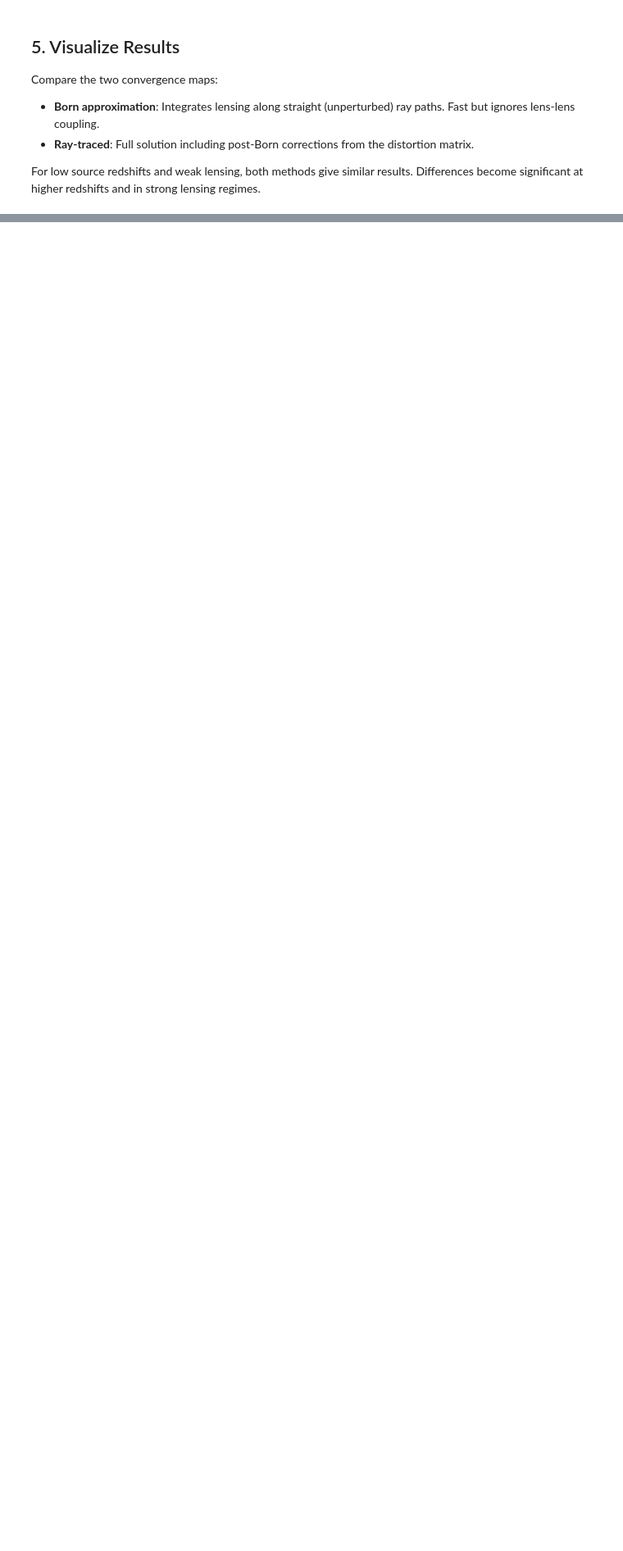
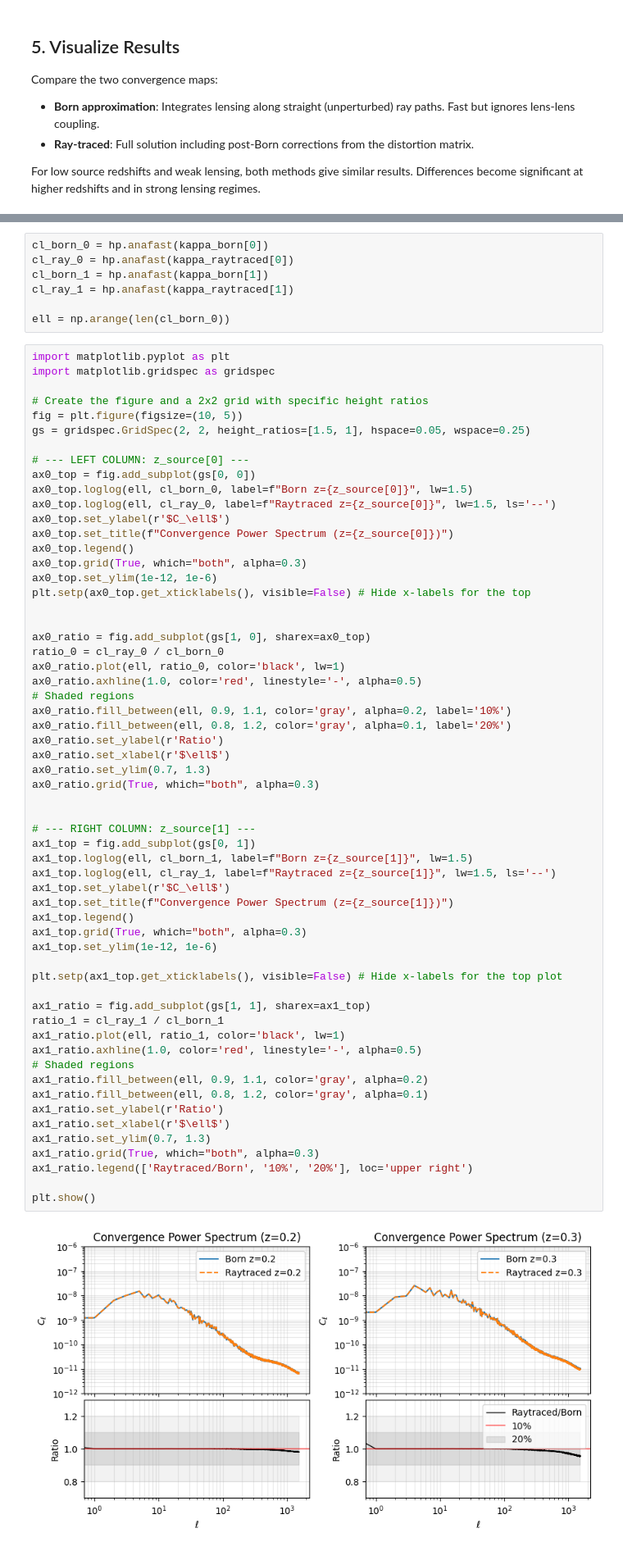
Before and after one commit to ASKabalan/Dorian, a Jupyter notebook: examples/raytracing_demo.ipynb, the cells around one changed output, grey strips where cells are left out. Shown at 82% size. Drawn from its saved outputs; the diff is of its cells as text; blank space fills up the shorter version.

```diff
--- a/examples/raytracing_demo.ipynb
+++ b/examples/raytracing_demo.ipynb
@@ -157,0 +164,68 @@ plt.show()
+# %%
+cl_born_0 = hp.anafast(kappa_born[0])
+cl_ray_0 = hp.anafast(kappa_raytraced[0])
+cl_born_1 = hp.anafast(kappa_born[1])
+cl_ray_1 = hp.anafast(kappa_raytraced[1])
+
+ell = np.arange(len(cl_born_0))
+# %%
+import matplotlib.pyplot as plt
+import matplotlib.gridspec as gridspec
+
+# Create the figure and a 2x2 grid with specific height ratios
+fig = plt.figure(figsize=(10, 5))
+gs = gridspec.GridSpec(2, 2, height_ratios=[1.5, 1], hspace=0.05, wspace=0.25)
+
+# --- LEFT COLUMN: z_source[0] ---
+ax0_top = fig.add_subplot(gs[0, 0])
+ax0_top.loglog(ell, cl_born_0, label=f"Born z={z_source[0]}", lw=1.5)
+ax0_top.loglog(ell, cl_ray_0, label=f"Raytraced z={z_source[0]}", lw=1.5, ls='--')
+ax0_top.set_ylabel(r'$C_\ell$')
+ax0_top.set_title(f"Convergence Power Spectrum (z={z_source[0]})")
+ax0_top.legend()
+ax0_top.grid(True, which="both", alpha=0.3)
+ax0_top.set_ylim(1e-12, 1e-6)
+plt.setp(ax0_top.get_xticklabels(), visible=False) # Hide x-labels for the top
+
+
+ax0_ratio = fig.add_subplot(gs[1, 0], sharex=ax0_top)
+ratio_0 = cl_ray_0 / cl_born_0
+ax0_ratio.plot(ell, ratio_0, color='black', lw=1)
+ax0_ratio.axhline(1.0, color='red', linestyle='-', alpha=0.5)
+# Shaded regions
+ax0_ratio.fill_between(ell, 0.9, 1.1, color='gray', alpha=0.2, label='10%')
+ax0_ratio.fill_between(ell, 0.8, 1.2, color='gray', alpha=0.1, label='20%')
+ax0_ratio.set_ylabel(r'Ratio')
+ax0_ratio.set_xlabel(r'$\ell$')
+ax0_ratio.set_ylim(0.7, 1.3)
+ax0_ratio.grid(True, which="both", alpha=0.3)
+
+
+# --- RIGHT COLUMN: z_source[1] ---
+ax1_top = fig.add_subplot(gs[0, 1])
+ax1_top.loglog(ell, cl_born_1, label=f"Born z={z_source[1]}", lw=1.5)
+ax1_top.loglog(ell, cl_ray_1, label=f"Raytraced z={z_source[1]}", lw=1.5, ls='--')
+ax1_top.set_ylabel(r'$C_\ell$')
+ax1_top.set_title(f"Convergence Power Spectrum (z={z_source[1]})")
+ax1_top.legend()
+ax1_top.grid(True, which="both", alpha=0.3)
+ax1_top.set_ylim(1e-12, 1e-6)
+
+plt.setp(ax1_top.get_xticklabels(), visible=False) # Hide x-labels for the top plot
+
+ax1_ratio = fig.add_subplot(gs[1, 1], sharex=ax1_top)
+ratio_1 = cl_ray_1 / cl_born_1
+ax1_ratio.plot(ell, ratio_1, color='black', lw=1)
+ax1_ratio.axhline(1.0, color='red', linestyle='-', alpha=0.5)
+# Shaded regions
+ax1_ratio.fill_between(ell, 0.9, 1.1, color='gray', alpha=0.2)
+ax1_ratio.fill_between(ell, 0.8, 1.2, color='gray', alpha=0.1)
+ax1_ratio.set_ylabel(r'Ratio')
+ax1_ratio.set_xlabel(r'$\ell$')
+ax1_ratio.set_ylim(0.7, 1.3)
+ax1_ratio.grid(True, which="both", alpha=0.3)
+ax1_ratio.legend(['Raytraced/Born', '10%', '20%'], loc='upper right')
+
+plt.show()
+# %% [output]
+[figure, added]
```
Also changed, not shown: parts of 5 cells of this notebook, 3 other files.
